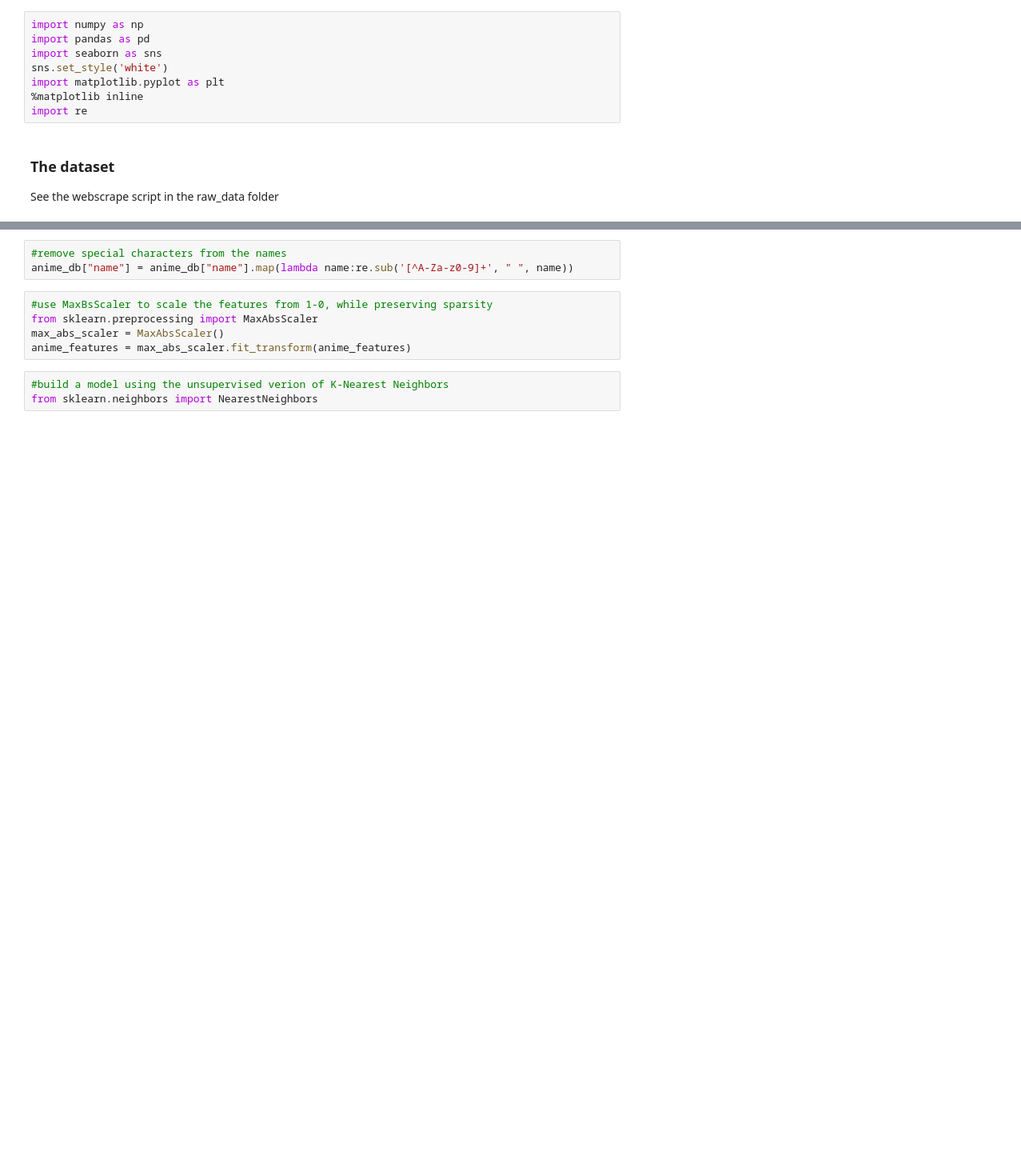
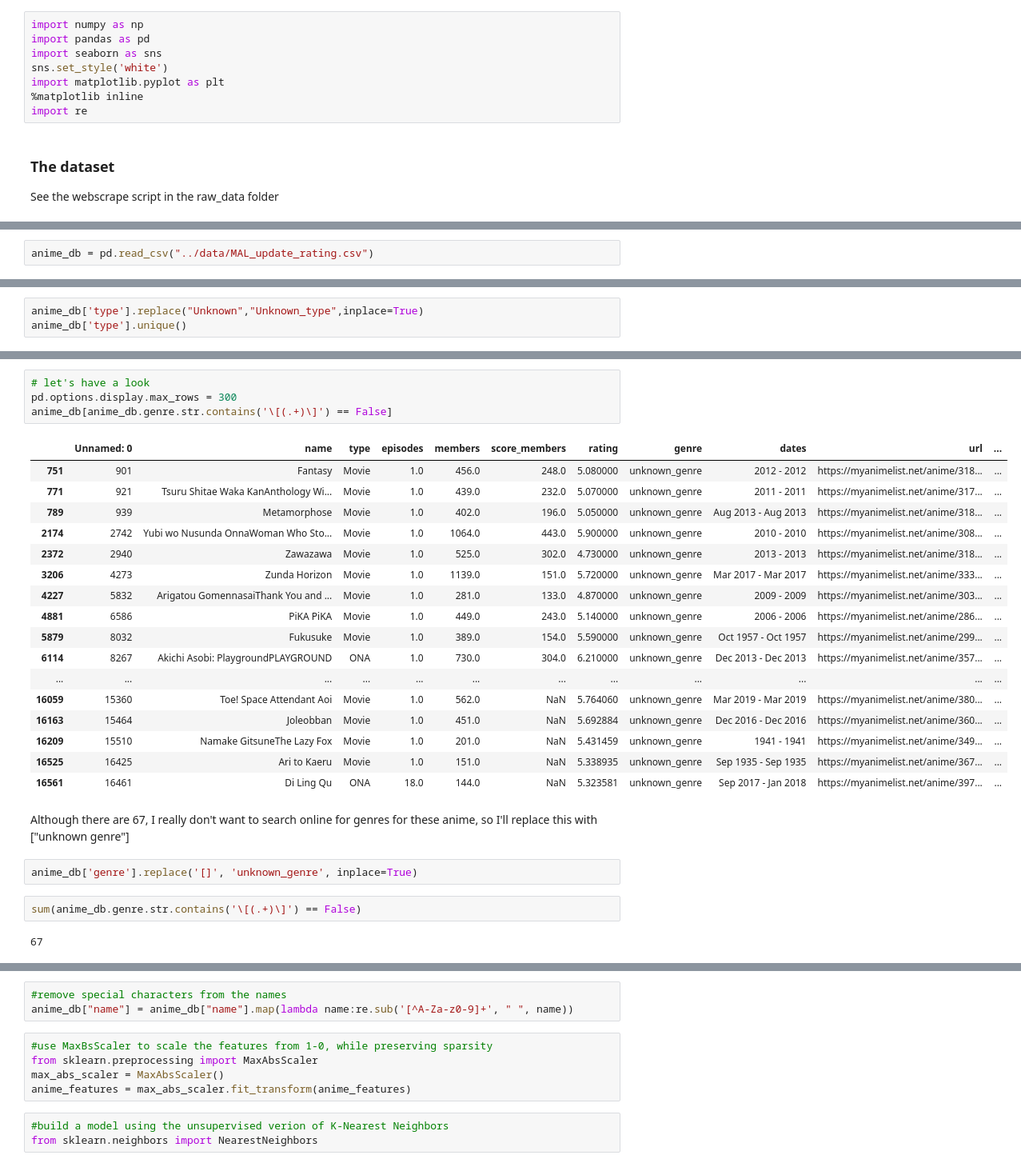
Before and after one commit to hrampadarath/AnimeRecommender, a Jupyter notebook: notebooks/Anime_Recommender.ipynb, the cells around one changed output, grey strips where cells are left out. Shown at 80% size. Drawn from its saved outputs; the diff is of its cells as text; blank space fills up the shorter version.

```diff
--- a/notebooks/Anime_Recommender.ipynb
+++ b/notebooks/Anime_Recommender.ipynb
@@ -101,0 +353,2 @@ anime_db['type'].fillna('T/M',inplace = True)
+# %%
+anime_db = pd.read_csv("../data/MAL_update_rating.csv")
@@ -101,0 +374,3 @@ anime_db['type'].fillna('T/M',inplace = True)
+# %%
+anime_db['type'].replace("Unknown","Unknown_type",inplace=True)
+anime_db['type'].unique()
@@ -101,0 +386,30 @@ anime_db['type'].fillna('T/M',inplace = True)
+# %%
+# let's have a look
+pd.options.display.max_rows = 300
+anime_db[anime_db.genre.str.contains('\[(.+)\]') == False]
+# %% [output]
+|  | Unnamed: 0 | name | type | episodes | members | score_members | rating | genre | dates | url | ... |
+| 751 | 901 | Fantasy | Movie | 1.0 | 456.0 | 248.0 | 5.080000 | unknown_genre | 2012 - 2012 | https://myanimelist.net/anime/318... | ... |
+| 771 | 921 | Tsuru Shitae Waka KanAnthology Wi... | Movie | 1.0 | 439.0 | 232.0 | 5.070000 | unknown_genre | 2011 - 2011 | https://myanimelist.net/anime/317... | ... |
+| 789 | 939 | Metamorphose | Movie | 1.0 | 402.0 | 196.0 | 5.050000 | unknown_genre | Aug 2013 - Aug 2013 | https://myanimelist.net/anime/318... | ... |
+| 2174 | 2742 | Yubi wo Nusunda OnnaWoman Who Sto... | Movie | 1.0 | 1064.0 | 443.0 | 5.900000 | unknown_genre | 2010 - 2010 | https://myanimelist.net/anime/308... | ... |
+| 2372 | 2940 | Zawazawa | Movie | 1.0 | 525.0 | 302.0 | 4.730000 | unknown_genre | 2013 - 2013 | https://myanimelist.net/anime/318... | ... |
+| 3206 | 4273 | Zunda Horizon | Movie | 1.0 | 1139.0 | 151.0 | 5.720000 | unknown_genre | Mar 2017 - Mar 2017 | https://myanimelist.net/anime/333... | ... |
+| 4227 | 5832 | Arigatou GomennasaiThank You and ... | Movie | 1.0 | 281.0 | 133.0 | 4.870000 | unknown_genre | 2009 - 2009 | https://myanimelist.net/anime/303... | ... |
+| 4881 | 6586 | PiKA PiKA | Movie | 1.0 | 449.0 | 243.0 | 5.140000 | unknown_genre | 2006 - 2006 | https://myanimelist.net/anime/286... | ... |
+| 5879 | 8032 | Fukusuke | Movie | 1.0 | 389.0 | 154.0 | 5.590000 | unknown_genre | Oct 1957 - Oct 1957 | https://myanimelist.net/anime/299... | ... |
+| 6114 | 8267 | Akichi Asobi: PlaygroundPLAYGROUND | ONA | 1.0 | 730.0 | 304.0 | 6.210000 | unknown_genre | Dec 2013 - Dec 2013 | https://myanimelist.net/anime/357... | ... |
+| ... | ... | ... | ... | ... | ... | ... | ... | ... | ... | ... | ... |
+| 16059 | 15360 | Toe! Space Attendant Aoi | Movie | 1.0 | 562.0 | NaN | 5.764060 | unknown_genre | Mar 2019 - Mar 2019 | https://myanimelist.net/anime/380... | ... |
+| 16163 | 15464 | Joleobban | Movie | 1.0 | 451.0 | NaN | 5.692884 | unknown_genre | Dec 2016 - Dec 2016 | https://myanimelist.net/anime/360... | ... |
+| 16209 | 15510 | Namake GitsuneThe Lazy Fox | Movie | 1.0 | 201.0 | NaN | 5.431459 | unknown_genre | 1941 - 1941 | https://myanimelist.net/anime/349... | ... |
+| 16525 | 16425 | Ari to Kaeru | Movie | 1.0 | 151.0 | NaN | 5.338935 | unknown_genre | Sep 1935 - Sep 1935 | https://myanimelist.net/anime/367... | ... |
+| 16561 | 16461 | Di Ling Qu | ONA | 18.0 | 144.0 | NaN | 5.323581 | unknown_genre | Sep 2017 - Jan 2018 | https://myanimelist.net/anime/397... | ... |
+# %% [markdown]
+Although there are 67, I really don't want to search online for genres for these anime, so I'll replace this with ["unknown genre"]
+# %%
+anime_db['genre'].replace('[]', 'unknown_genre', inplace=True)
+# %%
+sum(anime_db.genre.str.contains('\[(.+)\]') == False)
+# %% [output]
+67
```
Also changed, not shown: parts of 65 cells of this notebook, 5 other files.
